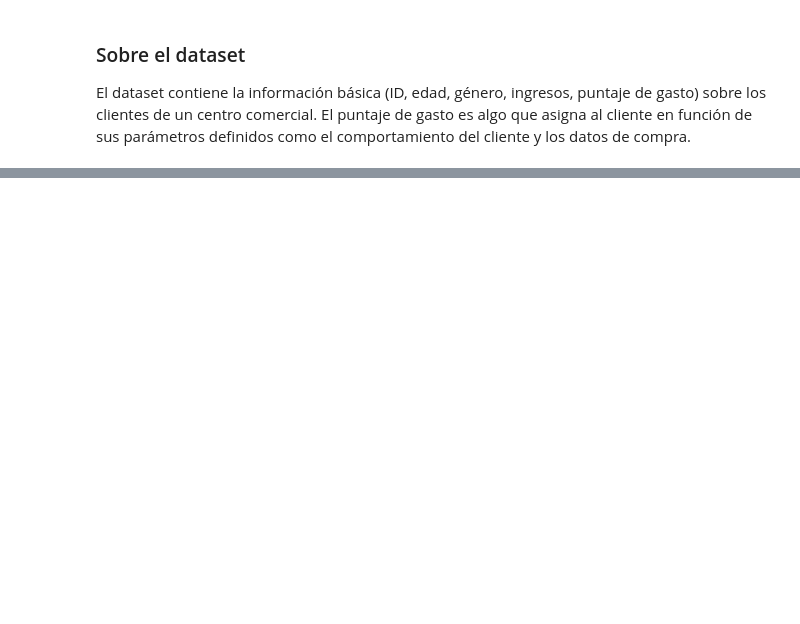
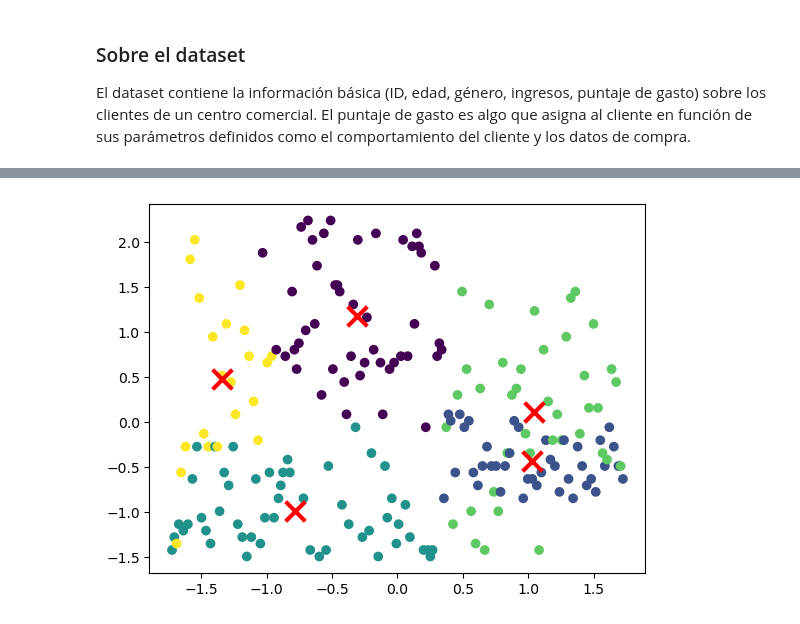
Before and after one commit to alvaldes/pred-err, a Jupyter notebook: Kmeans/mall_customer.ipynb, the cells around one changed output, grey strips where cells are left out. Saved outputs shown, nothing was run; the diff lists cells and outputs as text; code cells hidden in the pictures; blank space fills up the shorter version.

```diff
--- a/Kmeans/mall_customer.ipynb
+++ b/Kmeans/mall_customer.ipynb
@@ -4,6 +4,6 @@ El dataset contiene la información básica (ID, edad, género, ingresos, puntaj
 # %%
 import pandas as pd
 
-df = pd.read_excel('Mall_Customers.xls')
+df = pd.read_csv("Mall_Customers.xls")
 df.head()
 # %% [output]
@@ -10,0 +16,3 @@ XLRDError: Unsupported format, or corrupt file: Expected BOF record; found b'Cus
+# %%
+df = df.iloc[:, [0,2,3,4]]
+df.head()
@@ -10,0 +26,18 @@ XLRDError: Unsupported format, or corrupt file: Expected BOF record; found b'Cus
+# %%
+from sklearn.cluster import KMeans
+from sklearn.preprocessing import StandardScaler
+
+scaler = StandardScaler()
+X_scaled = scaler.fit_transform(df)
+
+kmeans = KMeans(n_clusters=5)
+tags = kmeans.fit_predict(X_scaled)
+centroids = kmeans.cluster_centers_
+# %%
+import matplotlib.pyplot as plt
+
+plt.scatter(X_scaled[:,0], X_scaled[:, 1], c=tags, cmap='viridis')
+plt.scatter(centroids[:,0], centroids[:,1], c='red', marker='x', s=200, linewidths=3)
+plt.show()
+# %% [output]
+[figure, added]
```
Also changed, not shown: parts of 2 cells of this notebook, 2 other files.
